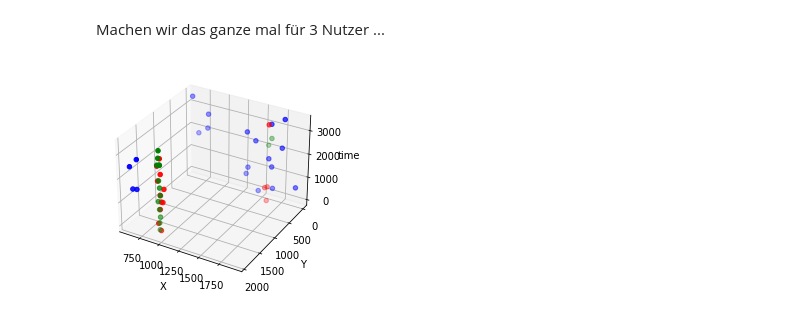
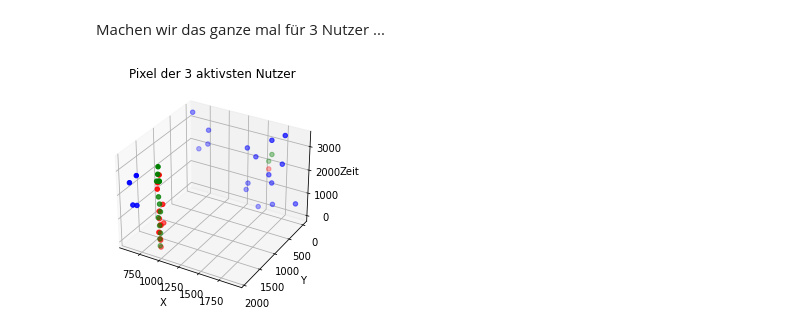
Before and after one commit to biervertrieb/placegroups, a Jupyter notebook: notebooks/0.1-heuer-features_nutzerdatenr.ipynb, the cells around one changed output. Drawn from its saved outputs; the diff is of its cells as text; code cells hidden in the pictures.

Commit message:
Speicherort für Graphen

```diff
--- a/notebooks/0.1-heuer-features_nutzerdatenr.ipynb
+++ b/notebooks/0.1-heuer-features_nutzerdatenr.ipynb
@@ -149,19 +163,23 @@ for userid in userids:
     userpixel.append([xs,ys,ts])
 # %%
 import itertools
+# eigentlich cheaten: die Funktion hab ich viel später als dieses Notebook geschrieben
+# aber so wird das Bild irgendwo gespeichert :)
+from src.visualization.visuialization_functions import show_and_save
 
 fig = plt.figure()
 ax = fig.add_subplot(projection='3d')
 
 colors=itertools.cycle(["blue","green","red"])
 for pixellist in userpixel:
     xs,ys,ts = list(pixellist)
     ax.scatter(xs,ys,ts,color=next(colors))
 
 ax.set_xlabel('X')
 ax.set_ylabel('Y')
-ax.set_zlabel('time')
+ax.set_title('Pixel der 3 aktivsten Nutzer')
+ax.set_zlabel('Zeit')
 ax.set_ylim(ax.get_ylim()[::-1])
-plt.show()
+show_and_save(ax)
 # %% [output]
-[figure, old version]
+[figure, new version]
```
Also changed, not shown: parts of 3 cells of this notebook, 2 other files.
